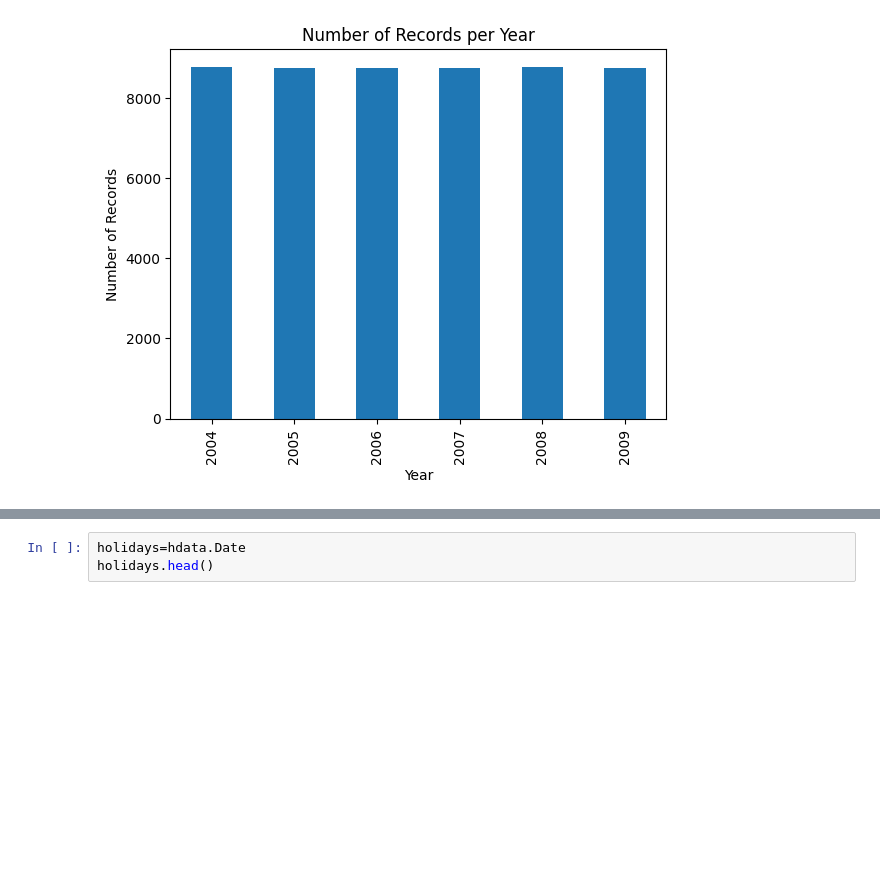
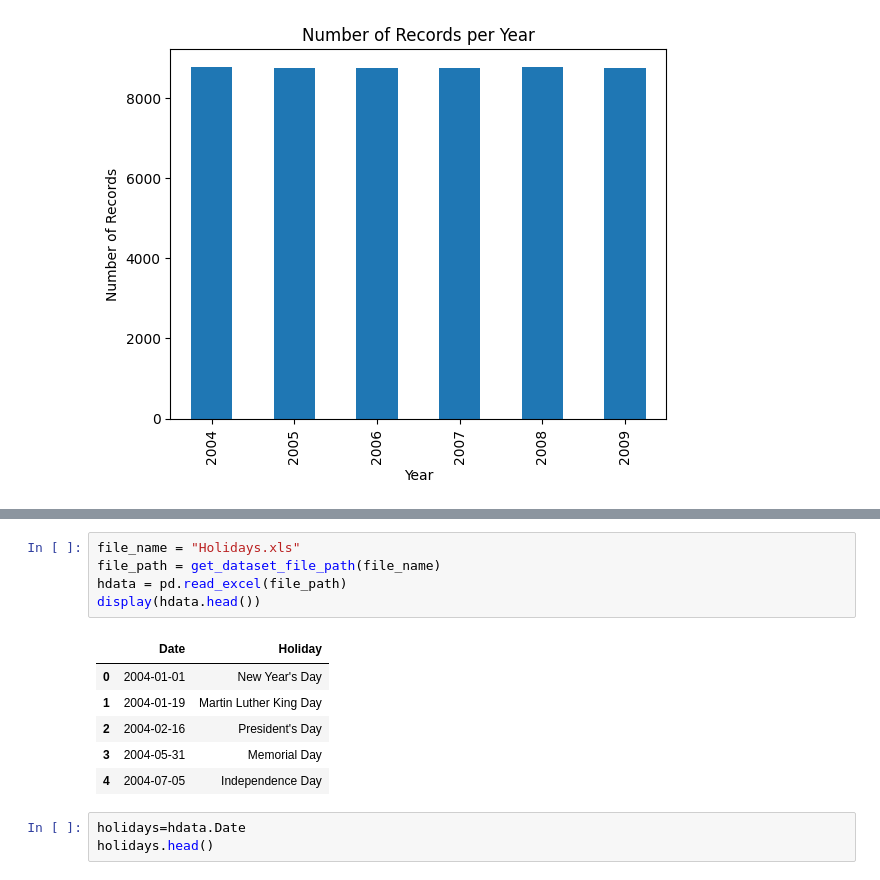
Before and after one commit to BrainsCorp/Electricity_Load_n_Price_Forecasting, a Jupyter notebook: notebooks/RFR.ipynb, the cells around one changed output, grey strips where cells are left out. Drawn from its saved outputs; the diff is of its cells as text; blank space fills up the shorter version.

```diff
--- a/notebooks/RFR.ipynb
+++ b/notebooks/RFR.ipynb
@@ -93,3 +89,15 @@ Note: you may need to restart the kernel using %restart_python or dbutils.librar
+# %%
+file_name = "Holidays.xls"
+file_path = get_dataset_file_path(file_name)
+hdata = pd.read_excel(file_path)
+display(hdata.head())
+# %% [output]
+|  | Date | Holiday |
+| 0 | 2004-01-01 | New Year's Day |
+| 1 | 2004-01-19 | Martin Luther King Day |
+| 2 | 2004-02-16 | President's Day |
+| 3 | 2004-05-31 | Memorial Day |
+| 4 | 2004-07-05 | Independence Day |
 # %%
 holidays=hdata.Date
 holidays.head()
```
Also changed, not shown: parts of 23 cells of this notebook, 5 other files.
